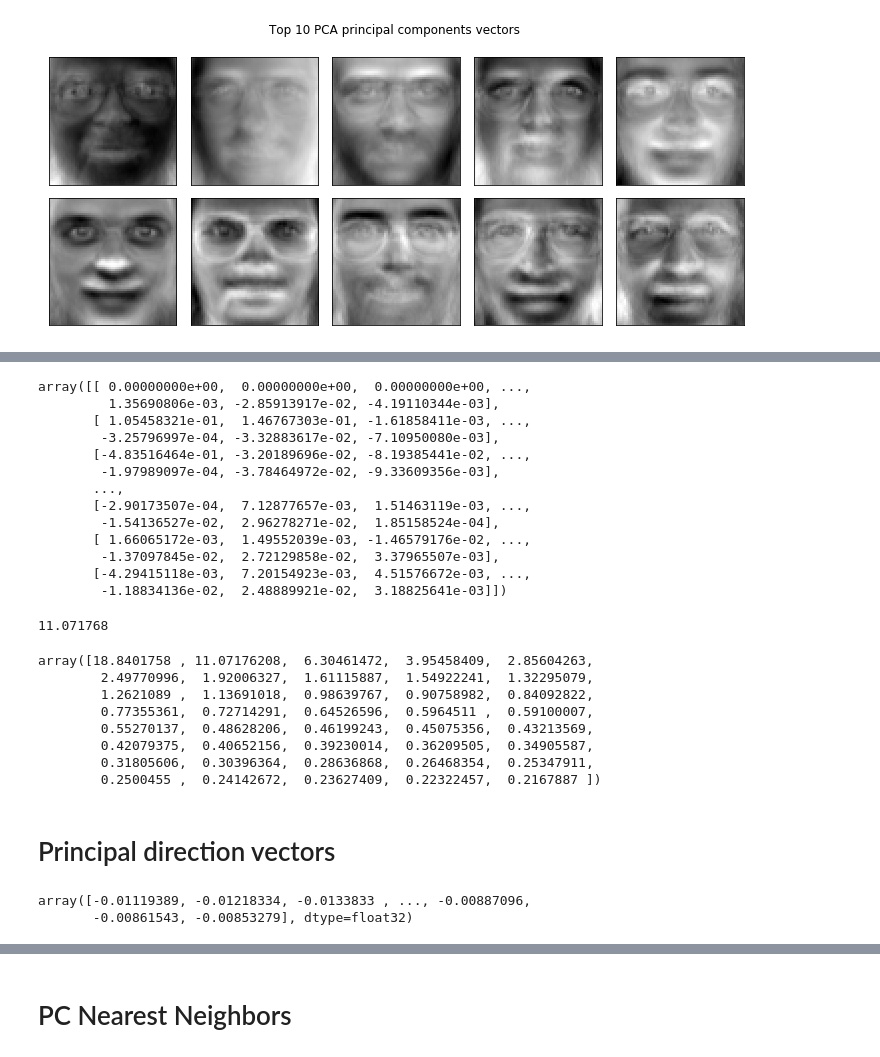
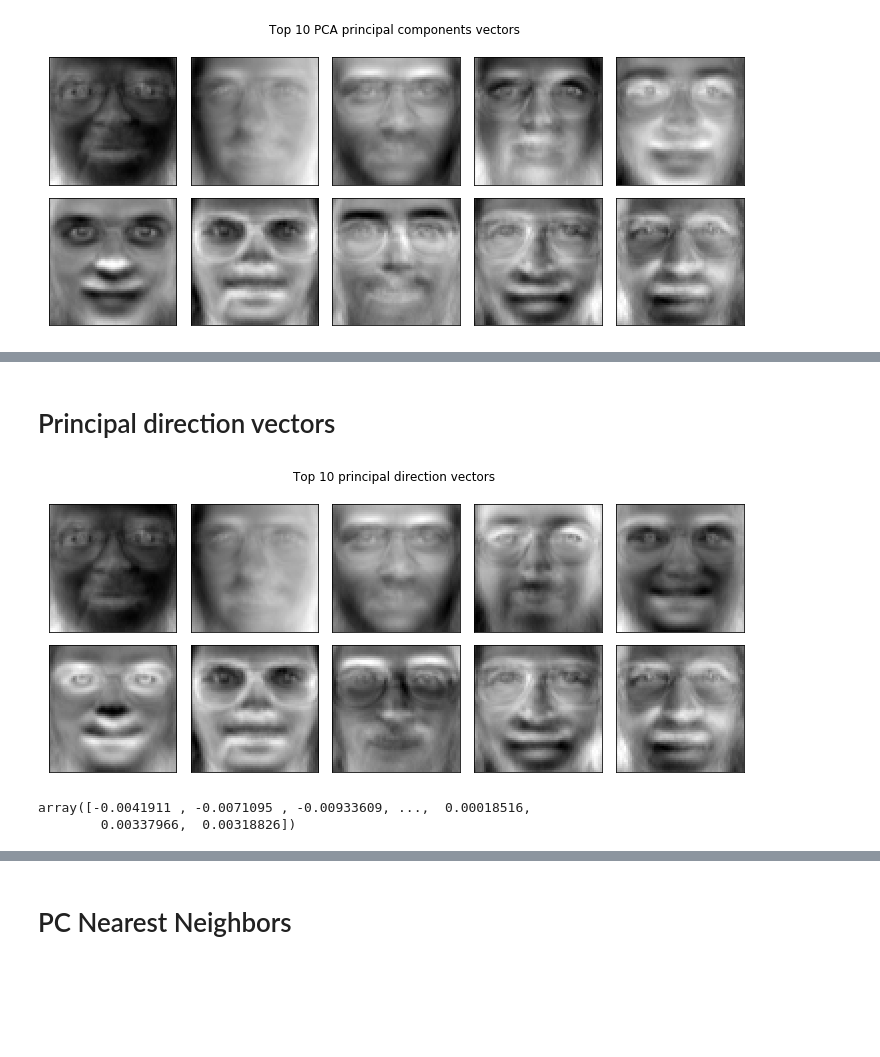
Before and after one commit to ygrepo/Class-Mathematical-Foundations-Data-Sciences, a Jupyter notebook: hw/hw2/faces/ex4_b.ipynb, the cells around one changed output, grey strips where cells are left out. Cells and saved outputs as stored; diff of their text form; code cells hidden in the pictures; blank space fills up the shorter version.

```diff
--- a/hw/hw2/faces/ex4_b.ipynb
+++ b/hw/hw2/faces/ex4_b.ipynb
@@ -135,33 +103,2 @@ array([-0.0041911 , -0.0071095 , -0.00933609, ...,  0.00018516,
-# %%
-principal_components[:, ]
-# %% [output]
-array([[ 0.00000000e+00,  0.00000000e+00,  0.00000000e+00, ...,
-         1.35690806e-03, -2.85913917e-02, -4.19110344e-03],
-       [ 1.05458321e-01,  1.46767303e-01, -1.61858411e-03, ...,
-        -3.25796997e-04, -3.32883617e-02, -7.10950080e-03],
-       [-4.83516464e-01, -3.20189696e-02, -8.19385441e-02, ...,
-        -1.97989097e-04, -3.78464972e-02, -9.33609356e-03],
-       ...,
-       [-2.90173507e-04,  7.12877657e-03,  1.51463119e-03, ...,
-        -1.54136527e-02,  2.96278271e-02,  1.85158524e-04],
-       [ 1.66065172e-03,  1.49552039e-03, -1.46579176e-02, ...,
-        -1.37097845e-02,  2.72129858e-02,  3.37965507e-03],
-       [-4.29415118e-03,  7.20154923e-03,  4.51576672e-03, ...,
-        -1.18834136e-02,  2.48889921e-02,  3.18825641e-03]])
-# %%
-model.explained_variance_[1]
-# %% [output]
-11.071768
-# %%
-evals
-# %% [output]
-array([18.8401758 , 11.07176208,  6.30461472,  3.95458409,  2.85604263,
-        2.49770996,  1.92006327,  1.61115887,  1.54922241,  1.32295079,
-        1.2621089 ,  1.13691018,  0.98639767,  0.90758982,  0.84092822,
-        0.77355361,  0.72714291,  0.64526596,  0.5964511 ,  0.59100007,
-        0.55270137,  0.48628206,  0.46199243,  0.45075356,  0.43213569,
-        0.42079375,  0.40652156,  0.39230014,  0.36209505,  0.34905587,
-        0.31805606,  0.30396364,  0.28636868,  0.26468354,  0.25347911,
-        0.2500455 ,  0.24142672,  0.23627409,  0.22322457,  0.2167887 ])
 # %% [markdown]
 # Principal direction vectors
@@ -171,5 +105,18 @@ pd_eigvals, principal_directions = np.linalg.eigh(cov)
+# %%
+faces = fetch_olivetti_faces().data
+n_samples, n_features = faces.shape
+faces_centered = faces - faces.mean(axis=0)
+cov = np.cov(faces_centered, rowvar=False)
+pd_eigvals, principal_directions = np.linalg.eigh(cov)
+k = 10
+idx = np.argsort(pd_eigvals)[::-1][:k]
+pd_evecs = principal_directions[:,idx].T
+title = "Top {} principal direction vectors".format(k)
+plot_tools.plot_image_grid(pd_evecs, title)
+# %% [output]
+[figure, added]
 # %%
 principal_directions[:,4095]
 # %% [output]
-array([-0.01119389, -0.01218334, -0.0133833 , ..., -0.00887096,
-       -0.00861543, -0.00853279], dtype=float32)
+array([-0.0041911 , -0.0071095 , -0.00933609, ...,  0.00018516,
+        0.00337966,  0.00318826])
```
Also changed, not shown: parts of 51 cells of this notebook, 28 other files.
